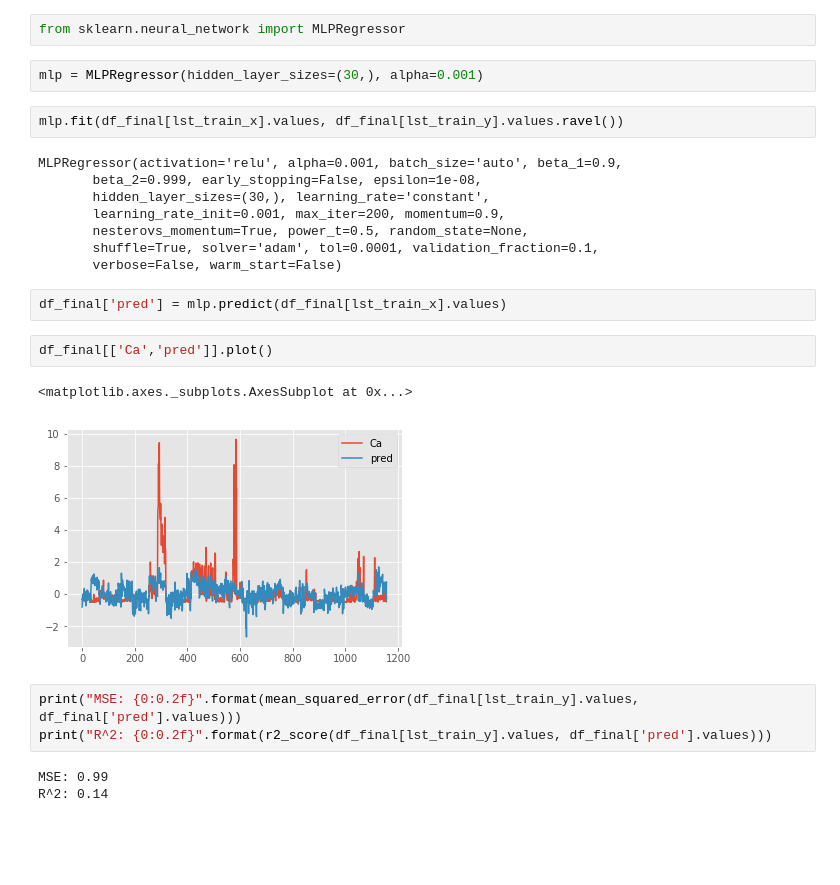
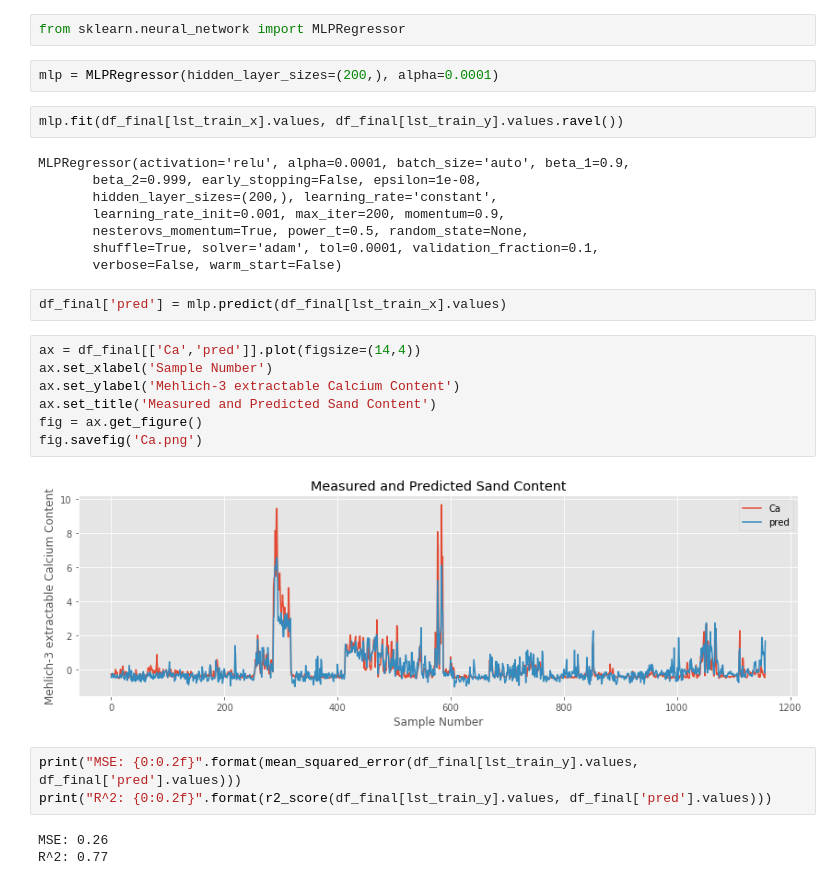
Before and after one commit to MoreCoffee12/SpectrumML, a Jupyter notebook: spectrum_africa.ipynb, the cells around one changed output. Saved outputs shown, nothing was run; the diff lists cells and outputs as text; blank space fills up the shorter version.

```diff
--- a/spectrum_africa.ipynb
+++ b/spectrum_africa.ipynb
@@ -132,27 +163,31 @@ df_final.plot(secondary_y=lst_train_y)
 # %%
 from sklearn.neural_network import MLPRegressor
 # %%
-mlp = MLPRegressor(hidden_layer_sizes=(30,), alpha=0.001)
+mlp = MLPRegressor(hidden_layer_sizes=(200,), alpha=0.0001)
 # %%
 mlp.fit(df_final[lst_train_x].values, df_final[lst_train_y].values.ravel())
 # %% [output]
-MLPRegressor(activation='relu', alpha=0.001, batch_size='auto', beta_1=0.9,
+MLPRegressor(activation='relu', alpha=0.0001, batch_size='auto', beta_1=0.9,
        beta_2=0.999, early_stopping=False, epsilon=1e-08,
-       hidden_layer_sizes=(30,), learning_rate='constant',
+       hidden_layer_sizes=(200,), learning_rate='constant',
        learning_rate_init=0.001, max_iter=200, momentum=0.9,
        nesterovs_momentum=True, power_t=0.5, random_state=None,
        shuffle=True, solver='adam', tol=0.0001, validation_fraction=0.1,
        verbose=False, warm_start=False)
 # %%
 df_final['pred'] = mlp.predict(df_final[lst_train_x].values)
-# %%
-df_final[['Ca','pred']].plot()
-# %% [output]
-<matplotlib.axes._subplots.AxesSubplot at 0x...>
-[figure, removed]
+# %%
+ax = df_final[['Ca','pred']].plot(figsize=(14,4))
+ax.set_xlabel('Sample Number')
+ax.set_ylabel('Mehlich-3 extractable Calcium Content')
+ax.set_title('Measured and Predicted Sand Content')
+fig = ax.get_figure()
+fig.savefig('Ca.png')
+# %% [output]
+[figure, added]
 # %%
 print("MSE: {0:0.2f}".format(mean_squared_error(df_final[lst_train_y].values, df_final['pred'].values)))
 print("R^2: {0:0.2f}".format(r2_score(df_final[lst_train_y].values, df_final['pred'].values)))
 # %% [output]
-MSE: 0.99
-R^2: 0.14
+MSE: 0.26
+R^2: 0.77
```
Also changed, not shown: parts of 14 cells of this notebook, 3 other files.
